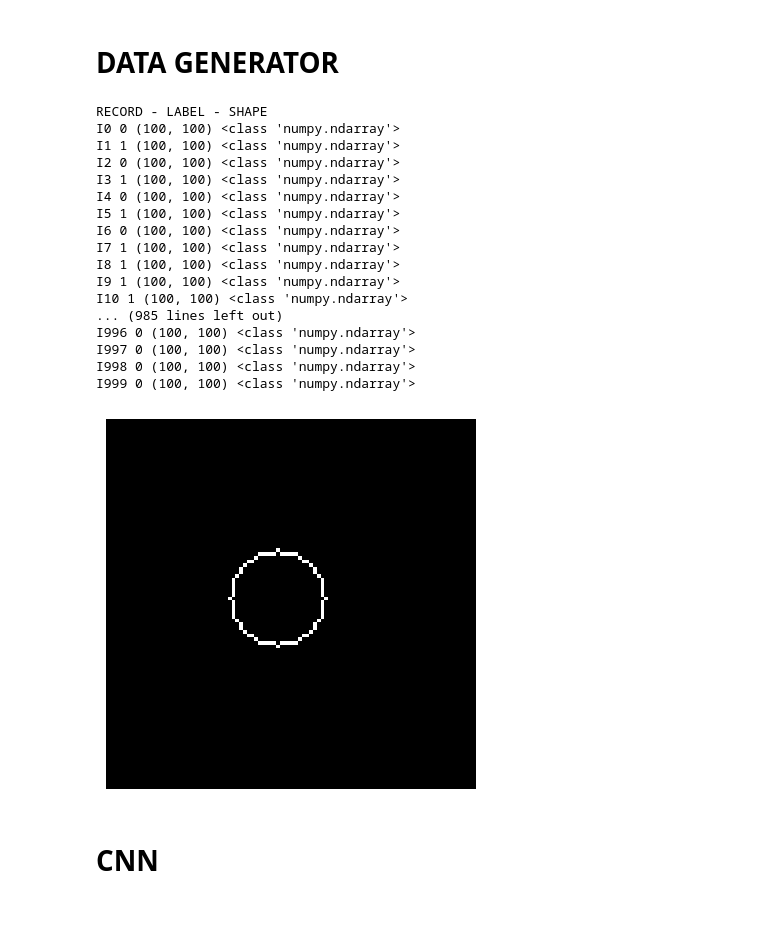
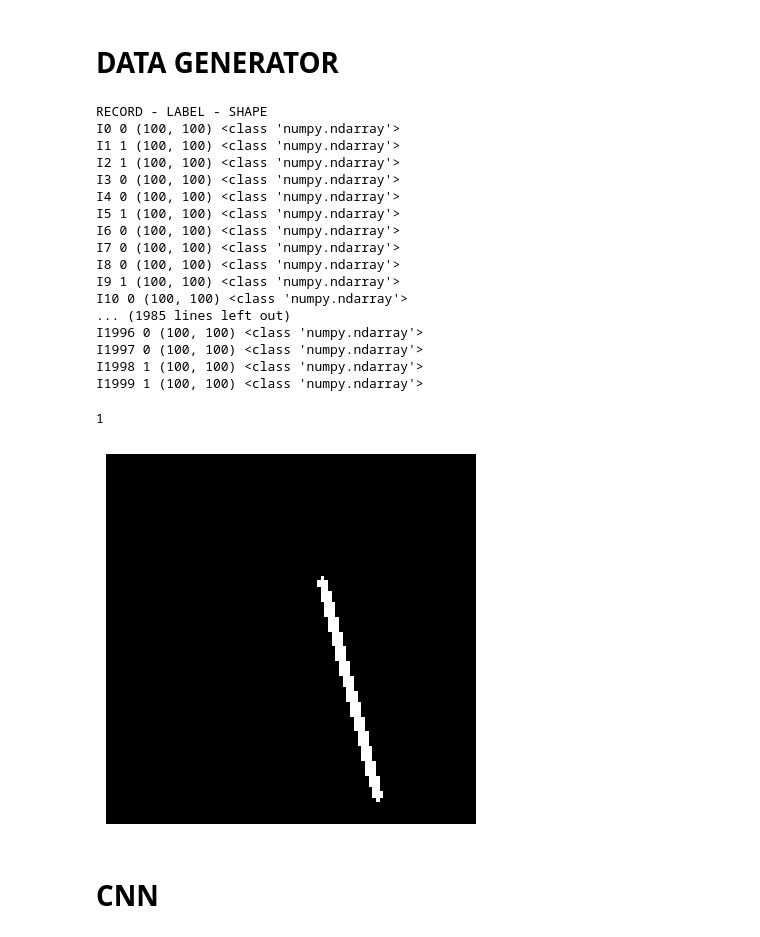
Before and after one commit to DanPinGar/python-machine-learning, a Jupyter notebook: emboendo_ML/image_generator_I.ipynb, the cells around one changed output. Saved outputs shown, nothing was run; the diff lists cells and outputs as text; code cells hidden in the pictures.

```diff
--- a/emboendo_ML/image_generator_I.ipynb
+++ b/emboendo_ML/image_generator_I.ipynb
@@ -28,9 +28,11 @@ def line_im(input,rec, height=100, width=100):
 # %% [markdown]
 ### CIRCLE
 # %%
-def circle_im(input,rec,height=100, width=100):
+def circle_im(input,rec,height=100, width=100, filled=False):
 
+    if filled:thickness=cv2.FILLED
     thickness=np.random.randint(1, 2)
+
     x= np.random.randint(int(0+width*0.3), int(width - width*0.3))
     y=np.random.randint(int(0+height*0.3), int(height-height*0.3))
     radio = np.random.randint(12, 17)
@@ -46,7 +48,7 @@ def circle_im(input,rec,height=100, width=100):
 # %% [markdown]
 ### Data Generator
 # %%
-def data_gen(height, wide,n,typ):
+def data_gen(height, width,n,typ,cir_f=False):
 
     input={typ + str(ii):{} for ii in range(n)}
 
@@ -55,20 +57,25 @@ def data_gen(height, wide,n,typ):
         input_c=input.copy()
         n_rdm=np.random.rand()
 
-        if n_rdm>=0.5:input=line_im(input_c,R,height, wide)
-        else:input=circle_im(input_c,R,height, wide)
+        if n_rdm>=0.5:input=line_im(input_c,R,height, width)
+        else:
+            if cir_f:input=circle_im(input_c,R,height, width,FILLED=True)
+            else:input=circle_im(input_c,R,height, width)
 
     return input
 # %% [markdown]
 # DATA GENERATOR
+# %%
+# data and model and training parameters
+
+height, width = 100, 100
+n_recs_train,n_recs_eval=4000,500
+circles_filled=False
+epch=5
 # %%
-#input_d
-
-height, wide = 100, 100
-n_recs_train,n_recs_eval=1000,200
-
-input_d=data_gen(height, wide,n_recs_train,'I')
-eval_d=data_gen(height, wide,n_recs_eval,'I')
+#input_d, eval_d
+input_d=data_gen(height, width,n_recs_train,'I',cir_f=circles_filled)
+eval_d=data_gen(height, width,n_recs_eval,'I',cir_f=circles_filled)
 # %%
 print('RECORD - LABEL - SHAPE')
 for R in input_d.keys():
@@ -77,32 +84,33 @@ for R in input_d.keys():
 RECORD - LABEL - SHAPE
 I0 0 (100, 100) <class 'numpy.ndarray'>
 I1 1 (100, 100) <class 'numpy.ndarray'>
-I2 0 (100, 100) <class 'numpy.ndarray'>
-I3 1 (100, 100) <class 'numpy.ndarray'>
+I2 1 (100, 100) <class 'numpy.ndarray'>
+I3 0 (100, 100) <class 'numpy.ndarray'>
 I4 0 (100, 100) <class 'numpy.ndarray'>
 I5 1 (100, 100) <class 'numpy.ndarray'>
 I6 0 (100, 100) <class 'numpy.ndarray'>
-I7 1 (100, 100) <class 'numpy.ndarray'>
-I8 1 (100, 100) <class 'numpy.ndarray'>
+I7 0 (100, 100) <class 'numpy.ndarray'>
+I8 0 (100, 100) <class 'numpy.ndarray'>
 I9 1 (100, 100) <class 'numpy.ndarray'>
-I10 1 (100, 100) <class 'numpy.ndarray'>
-... (985 lines left out)
-I996 0 (100, 100) <class 'numpy.ndarray'>
-I997 0 (100, 100) <class 'numpy.ndarray'>
-I998 0 (100, 100) <class 'numpy.ndarray'>
-I999 0 (100, 100) <class 'numpy.ndarray'>
+I10 0 (100, 100) <class 'numpy.ndarray'>
+... (1985 lines left out)
+I1996 0 (100, 100) <class 'numpy.ndarray'>
+I1997 0 (100, 100) <class 'numpy.ndarray'>
+I1998 1 (100, 100) <class 'numpy.ndarray'>
+I1999 1 (100, 100) <class 'numpy.ndarray'>
 # %%
-d_check,rec_check=True,'I0'
-
+d_check,rec_check=True,'I2'
+print(input_d[rec_check]['label'])
 if d_check:
 
     imagen = input_d[rec_check]['image']
 
     plt.imshow(imagen, cmap='gray')
     plt.axis('off')
     plt.show()
 # %% [output]
+1
-[figure, old version]
+[figure, new version]
 # %% [markdown]
 # CNN
 # %% [markdown]
```
Also changed, not shown: parts of 10 cells of this notebook, 11 other files.
